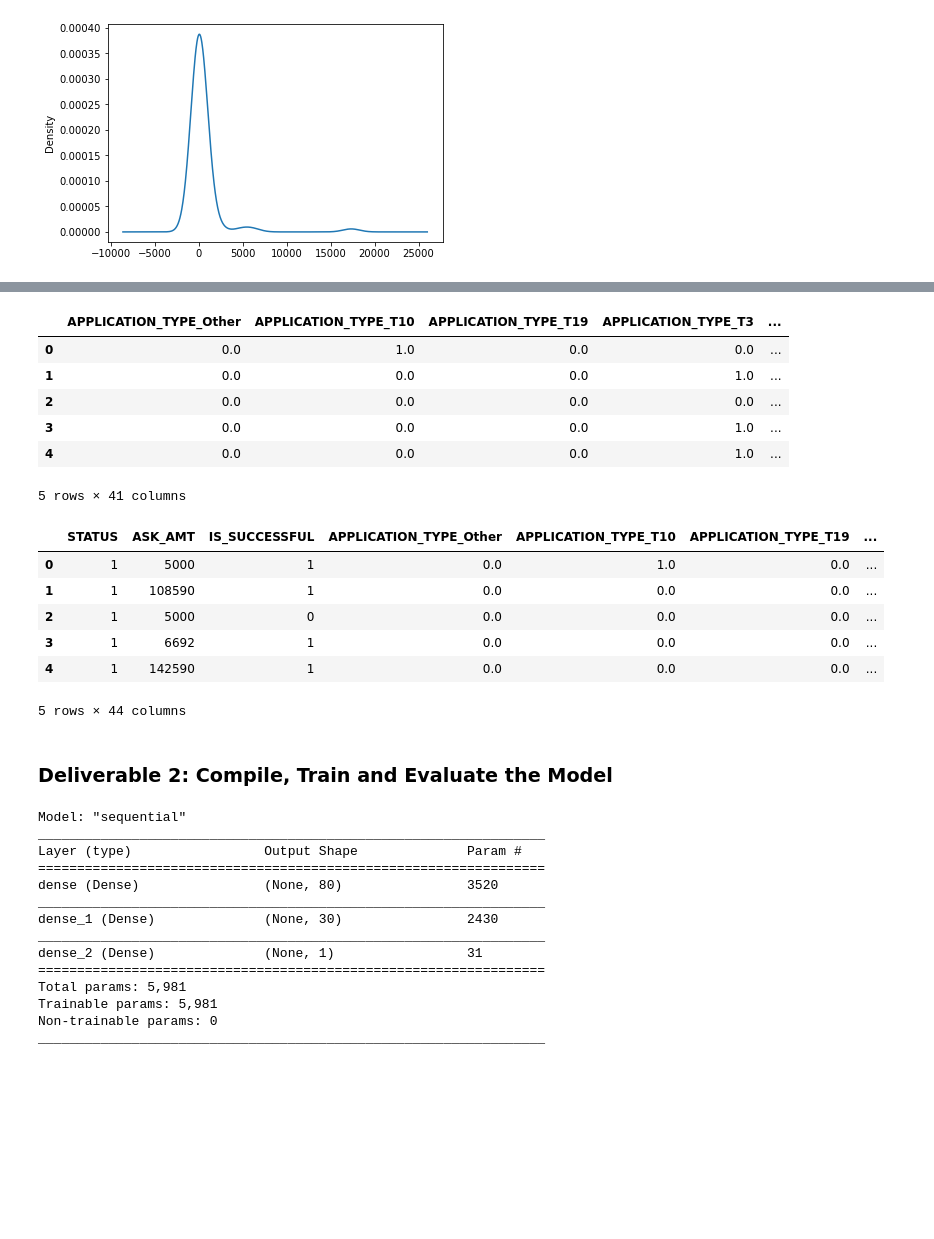
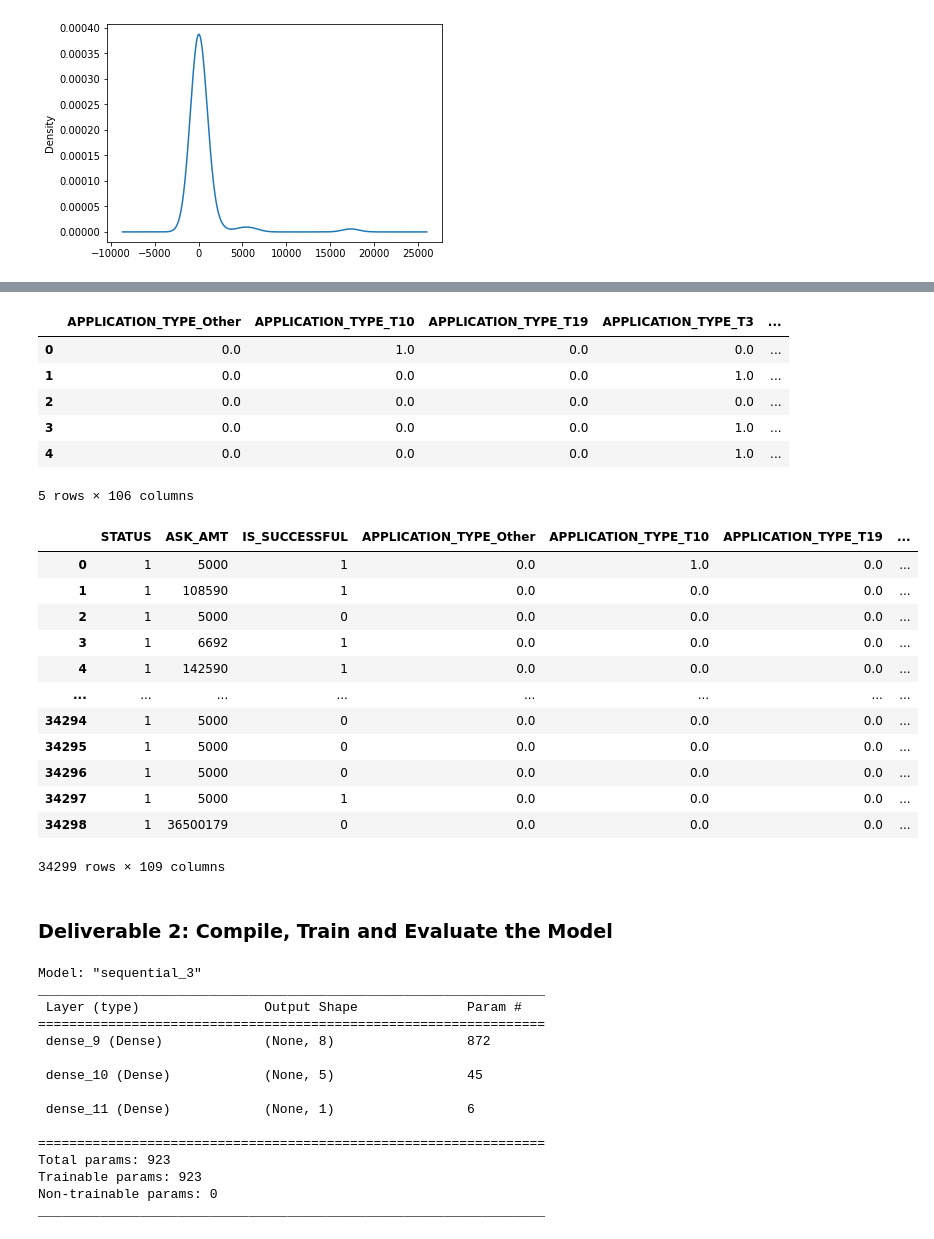
Before and after one commit to yikesbadatnames/Neural_Network_Charity_Analysis, a Jupyter notebook: AlphabetSoupCharity.ipynb, the cells around one changed output, grey strips where cells are left out. Saved outputs shown, nothing was run; the diff lists cells and outputs as text; code cells hidden in the pictures; blank space fills up the shorter version.

```diff
--- a/AlphabetSoupCharity.ipynb
+++ b/AlphabetSoupCharity.ipynb
@@ -67,7 +77,7 @@ Name: APPLICATION_TYPE, dtype: int64
 # %%
 # Determine which values to replace if counts are less than ...?
 #  YOUR CODE GOES HERE
-
+replace_application = list(count_application_type[count_application_type < 500].index)
 # Replace in dataframe
 for app in replace_application:
     application_df.APPLICATION_TYPE = application_df.APPLICATION_TYPE.replace(app,"Other")
@@ -110,6 +123,7 @@ Name: CLASSIFICATION, Length: 71, dtype: int64
 # %%
 # Determine which values to replace if counts are less than ..?
 #  YOUR CODE GOES HERE
+replace_class = list(count_application_type[count_application_type < 500].index)
 
 # Replace in dataframe
 for cls in replace_class:
@@ -128,3 +147,5 @@ Name: CLASSIFICATION, dtype: int64
 # %%
 # Generate our categorical variable lists
 #  YOUR CODE GOES HERE
+application_cat = application_df.dtypes[application_df.dtypes == "object"].index.tolist()
+application_cat
@@ -134,6 +163,7 @@ enc = OneHotEncoder(sparse=False)
 
 # Fit and transform the OneHotEncoder using the categorical variable list
 #  YOUR CODE GOES HERE
+encode_df = pd.DataFrame(enc.fit_transform(application_df[application_cat]))
 
 # Add the encoded variable names to the dataframe
 encode_df.columns = enc.get_feature_names(application_cat)
@@ -145,18 +175,27 @@ encode_df.head()
 | 2 | 0.0 | 0.0 | 0.0 | 0.0 | ... |
 | 3 | 0.0 | 0.0 | 0.0 | 1.0 | ... |
 | 4 | 0.0 | 0.0 | 0.0 | 1.0 | ... |
-5 rows × 41 columns
+5 rows × 106 columns
 # %%
 # Merge one-hot encoded features and drop the originals
 #  YOUR CODE GOES HERE
+application_df = application_df.merge(encode_df, left_index=True, right_index=True)
+application_df = application_df.drop(application_cat,1)
+application_df
 # %% [output]
 |  | STATUS | ASK_AMT | IS_SUCCESSFUL | APPLICATION_TYPE_Other | APPLICATION_TYPE_T10 | APPLICATION_TYPE_T19 | ... |
 | 0 | 1 | 5000 | 1 | 0.0 | 1.0 | 0.0 | ... |
 | 1 | 1 | 108590 | 1 | 0.0 | 0.0 | 0.0 | ... |
 | 2 | 1 | 5000 | 0 | 0.0 | 0.0 | 0.0 | ... |
 | 3 | 1 | 6692 | 1 | 0.0 | 0.0 | 0.0 | ... |
 | 4 | 1 | 142590 | 1 | 0.0 | 0.0 | 0.0 | ... |
+| ... | ... | ... | ... | ... | ... | ... | ... |
+| 34294 | 1 | 5000 | 0 | 0.0 | 0.0 | 0.0 | ... |
+| 34295 | 1 | 5000 | 0 | 0.0 | 0.0 | 0.0 | ... |
+| 34296 | 1 | 5000 | 0 | 0.0 | 0.0 | 0.0 | ... |
+| 34297 | 1 | 5000 | 1 | 0.0 | 0.0 | 0.0 | ... |
+| 34298 | 1 | 36500179 | 0 | 0.0 | 0.0 | 0.0 | ... |
-5 rows × 44 columns
+34299 rows × 109 columns
 # %%
 # Split our preprocessed data into our features and target arrays
 #  YOUR CODE GOES HERE
@@ -178,32 +219,40 @@ X_test_scaled = X_scaler.transform(X_test)
 # %%
 # Define the model - deep neural net, i.e., the number of input features and hidden nodes for each layer.
 #  YOUR CODE GOES HERE
+number_input_features = len(X_train[0])
+hidden_nodes_layer1 = 8
+hidden_nodes_layer2 = 5
+
+
 
 nn = tf.keras.models.Sequential()
 
 # First hidden layer
-#  YOUR CODE GOES HERE
+nn.add(
+    tf.keras.layers.Dense(units=hidden_nodes_layer1, input_dim=number_input_features, activation="sigmoid")
+)
 
 # Second hidden layer
-#  YOUR CODE GOES HERE
+nn.add(tf.keras.layers.Dense(units=hidden_nodes_layer2, activation="relu"))
 
 # Output layer
-#  YOUR CODE GOES HERE
+nn.add(tf.keras.layers.Dense(units=1, activation="sigmoid"))
 
 # Check the structure of the model
 nn.summary()
 # %% [output]
-Model: "sequential"
+Model: "sequential_3"
 _________________________________________________________________
-Layer (type)                 Output Shape              Param #
+ Layer (type)                Output Shape              Param #
 =================================================================
-dense (Dense)                (None, 80)                3520
-_________________________________________________________________
-dense_1 (Dense)              (None, 30)                2430
-_________________________________________________________________
-dense_2 (Dense)              (None, 1)                 31
+ dense_9 (Dense)             (None, 8)                 872
+
+ dense_10 (Dense)            (None, 5)                 45
+
+ dense_11 (Dense)            (None, 1)                 6
+
 =================================================================
-Total params: 5,981
-Trainable params: 5,981
+Total params: 923
+Trainable params: 923
 Non-trainable params: 0
 _________________________________________________________________
```
Also changed, not shown: parts of 13 cells of this notebook.
